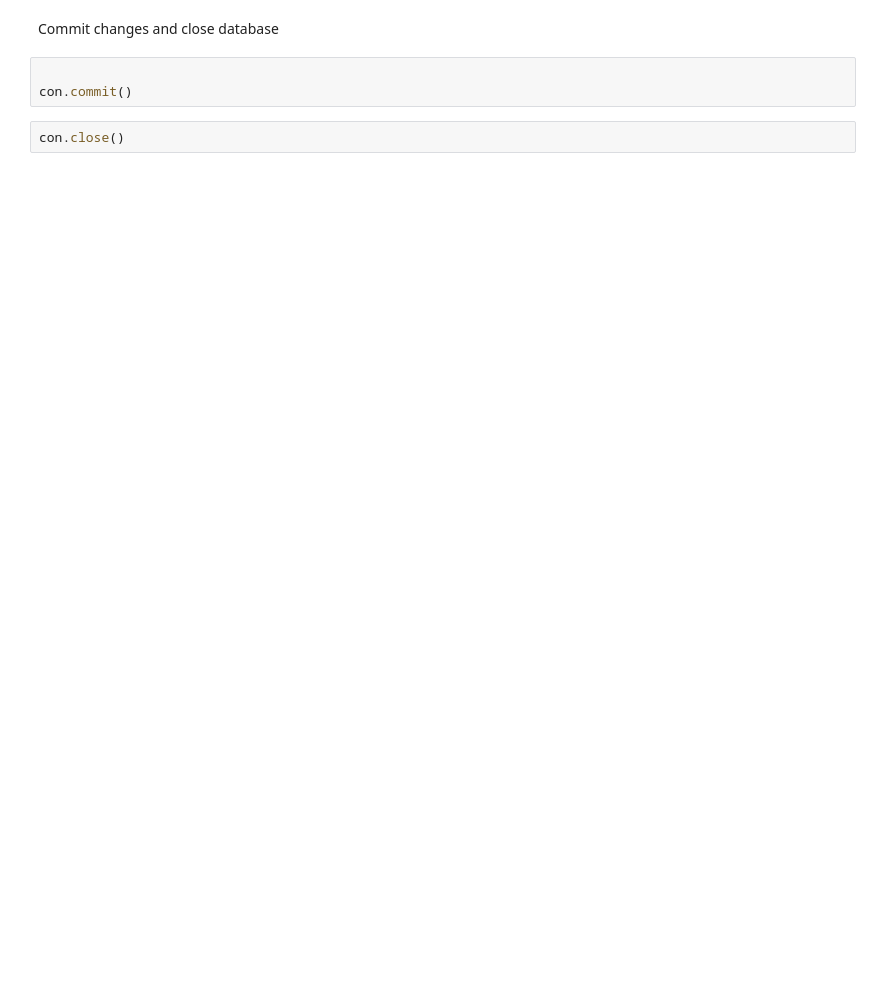
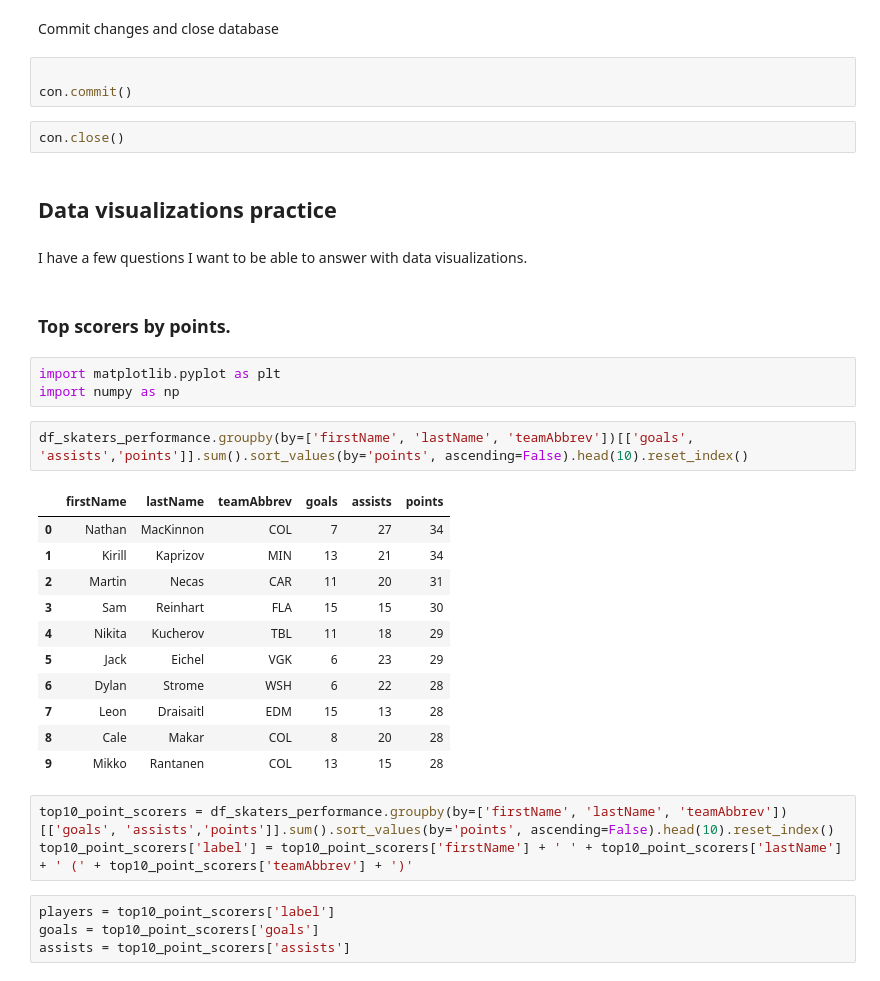
Before and after one commit to eugene-petrov-me/myprojects, a Jupyter notebook: dev/nhl-api/nhl-api.ipynb, the cells around one changed output. Saved outputs shown, nothing was run; the diff lists cells and outputs as text; blank space fills up the shorter version.

```diff
--- a/dev/nhl-api/nhl-api.ipynb
+++ b/dev/nhl-api/nhl-api.ipynb
@@ -1223,3 +1256,33 @@ Commit changes and close database
 con.commit()
 # %%
 con.close()
+# %% [markdown]
+## Data visualizations practice
+# %% [markdown]
+I have a few questions I want to be able to answer with data visualizations.
+# %% [markdown]
+### Top scorers by points.
+# %%
+import matplotlib.pyplot as plt
+import numpy as np
+# %%
+df_skaters_performance.groupby(by=['firstName', 'lastName', 'teamAbbrev'])[['goals', 'assists','points']].sum().sort_values(by='points', ascending=False).head(10).reset_index()
+# %% [output]
+|  | firstName | lastName | teamAbbrev | goals | assists | points |
+| 0 | Nathan | MacKinnon | COL | 7 | 27 | 34 |
+| 1 | Kirill | Kaprizov | MIN | 13 | 21 | 34 |
+| 2 | Martin | Necas | CAR | 11 | 20 | 31 |
+| 3 | Sam | Reinhart | FLA | 15 | 15 | 30 |
+| 4 | Nikita | Kucherov | TBL | 11 | 18 | 29 |
+| 5 | Jack | Eichel | VGK | 6 | 23 | 29 |
+| 6 | Dylan | Strome | WSH | 6 | 22 | 28 |
+| 7 | Leon | Draisaitl | EDM | 15 | 13 | 28 |
+| 8 | Cale | Makar | COL | 8 | 20 | 28 |
+| 9 | Mikko | Rantanen | COL | 13 | 15 | 28 |
+# %%
+top10_point_scorers = df_skaters_performance.groupby(by=['firstName', 'lastName', 'teamAbbrev'])[['goals', 'assists','points']].sum().sort_values(by='points', ascending=False).head(10).reset_index()
+top10_point_scorers['label'] = top10_point_scorers['firstName'] + ' ' + top10_point_scorers['lastName'] + ' (' + top10_point_scorers['teamAbbrev'] + ')'
+# %%
+players = top10_point_scorers['label']
+goals = top10_point_scorers['goals']
+assists = top10_point_scorers['assists']
```
Also changed, not shown: parts of 57 cells of this notebook, 2 other files.
